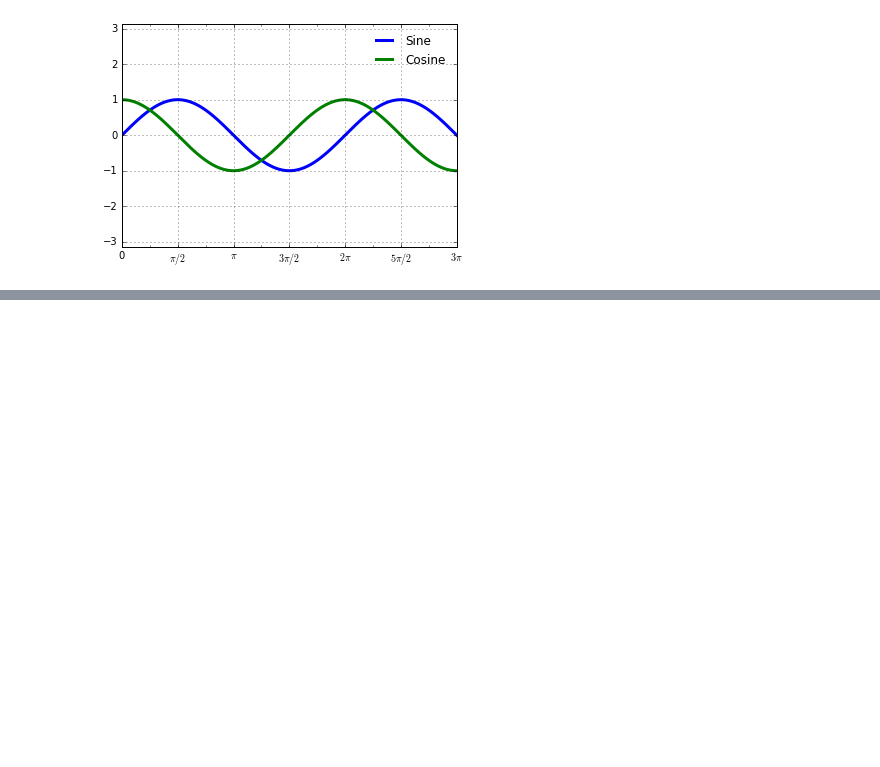
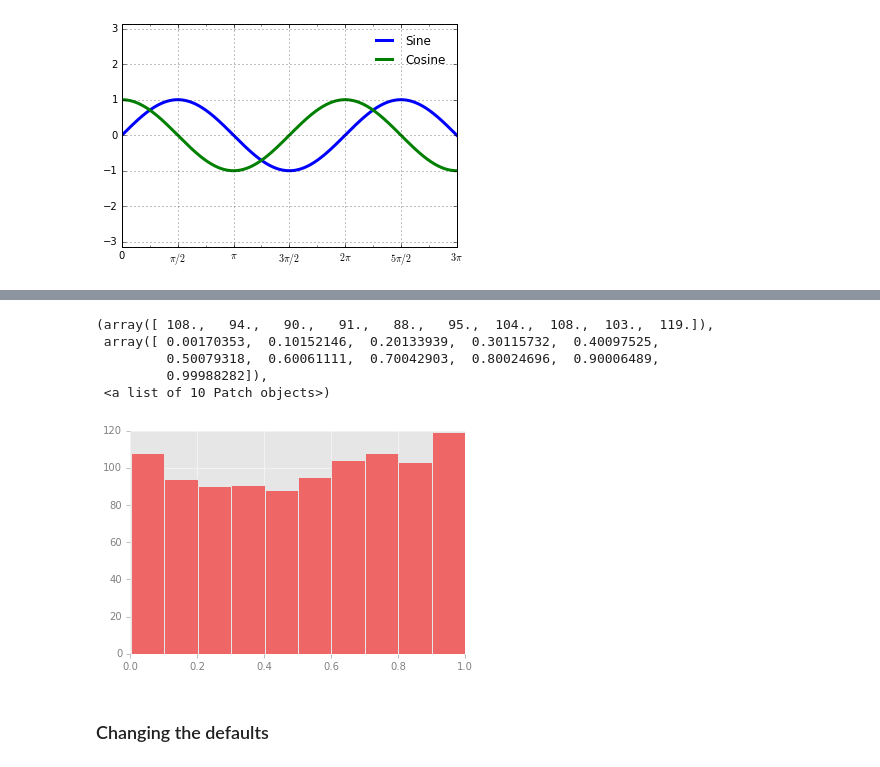
Before and after one commit to PeterChauYEG/learn-python, a Jupyter notebook: Visualization with Matplotlib.ipynb, the cells around one changed output, grey strips where cells are left out. Drawn from its saved outputs; the diff is of its cells as text; code cells hidden in the pictures; blank space fills up the shorter version.

```diff
--- a/Visualization with Matplotlib.ipynb
+++ b/Visualization with Matplotlib.ipynb
@@ -1256,0 +1277,34 @@ fig
+# %%
+# use a gray background
+ax = plt.axes(axisbg='#E6E6E6')
+ax.set_axisbelow(True)
+
+# draw solid white grid lines
+plt.grid(color='w', linestyle='solid')
+
+# hide axis spines
+for spine in ax.spines.values():
+    spine.set_visible(False)
+
+# hide top and right ticks
+ax.xaxis.tick_bottom()
+ax.yaxis.tick_left()
+
+# ligthen ticks and labels
+ax.tick_params(colors='gray', direction='out')
+for tick in ax.get_xticklabels():
+    tick.set_color('gray')
+for tick in ax.get_yticklabels():
+    tick.set_color('gray')
+
+# control face and edge color of historgram
+ax.hist(x, edgecolor='#E6E6E6', color='#EE6666')
+# %% [output]
+(array([ 108.,   94.,   90.,   91.,   88.,   95.,  104.,  108.,  103.,  119.]),
+ array([ 0.00170353,  0.10152146,  0.20133939,  0.30115732,  0.40097525,
+         0.50079318,  0.60061111,  0.70042903,  0.80024696,  0.90006489,
+         0.99988282]),
+ <a list of 10 Patch objects>)
+[figure, added]
+# %% [markdown]
+### Changing the defaults
```
Also changed, not shown: parts of 43 cells of this notebook.
